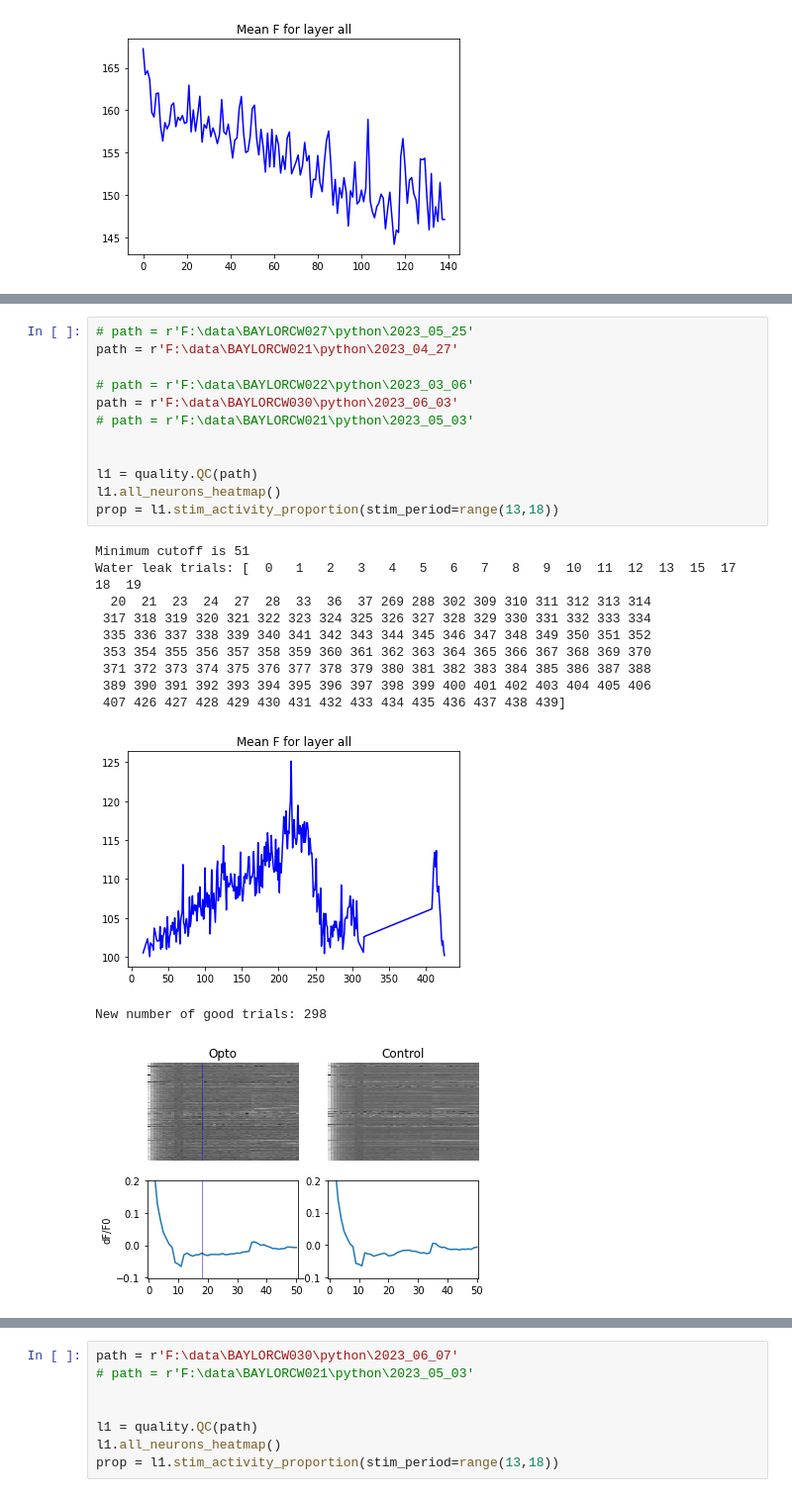
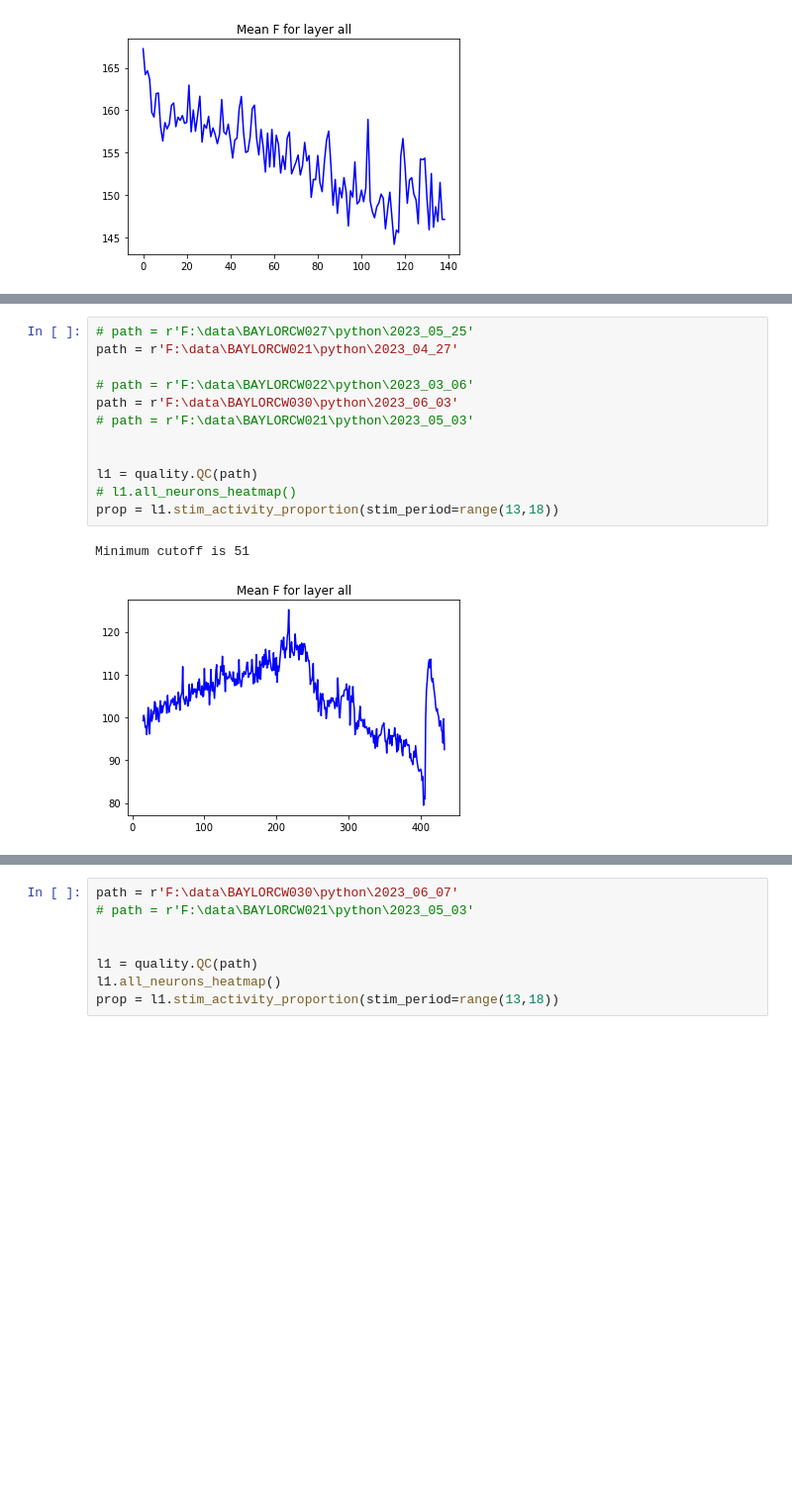
Before and after one commit to catherinewang99/2pimagingAnalysis, a Jupyter notebook: viewplots.ipynb, the cells around one changed output, grey strips where cells are left out. Shown: that part at 99% size. Drawn from its saved outputs; the diff is of its cells as text; blank space fills up the shorter version.

```diff
--- a/viewplots.ipynb
+++ b/viewplots.ipynb
@@ -52,25 +38,15 @@ for n in l1.get_epoch_selective(range(21,28), bias=True):
 # %%
 # path = r'F:\data\BAYLORCW027\python\2023_05_25'
 path = r'F:\data\BAYLORCW021\python\2023_04_27'
 
 # path = r'F:\data\BAYLORCW022\python\2023_03_06'
 path = r'F:\data\BAYLORCW030\python\2023_06_03'
 # path = r'F:\data\BAYLORCW021\python\2023_05_03'
 
 
 l1 = quality.QC(path)
-l1.all_neurons_heatmap()
+# l1.all_neurons_heatmap()
 prop = l1.stim_activity_proportion(stim_period=range(13,18))
 # %% [output]
 Minimum cutoff is 51
-Water leak trials: [  0   1   2   3   4   5   6   7   8   9  10  11  12  13  15  17  18  19
-  20  21  23  24  27  28  33  36  37 269 288 302 309 310 311 312 313 314
- 317 318 319 320 321 322 323 324 325 326 327 328 329 330 331 332 333 334
- 335 336 337 338 339 340 341 342 343 344 345 346 347 348 349 350 351 352
- 353 354 355 356 357 358 359 360 361 362 363 364 365 366 367 368 369 370
- 371 372 373 374 375 376 377 378 379 380 381 382 383 384 385 386 387 388
- 389 390 391 392 393 394 395 396 397 398 399 400 401 402 403 404 405 406
- 407 426 427 428 429 430 431 432 433 434 435 436 437 438 439]
-[figure, old version]
+[figure, new version]
-New number of good trials: 298
-[figure, removed]
```
Also changed, not shown: parts of 2 cells of this notebook, 8 other files.
